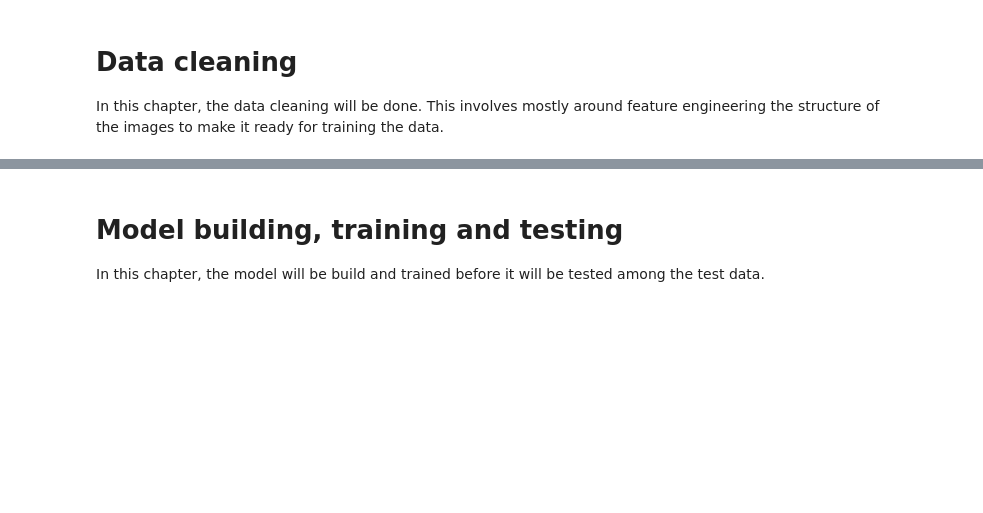
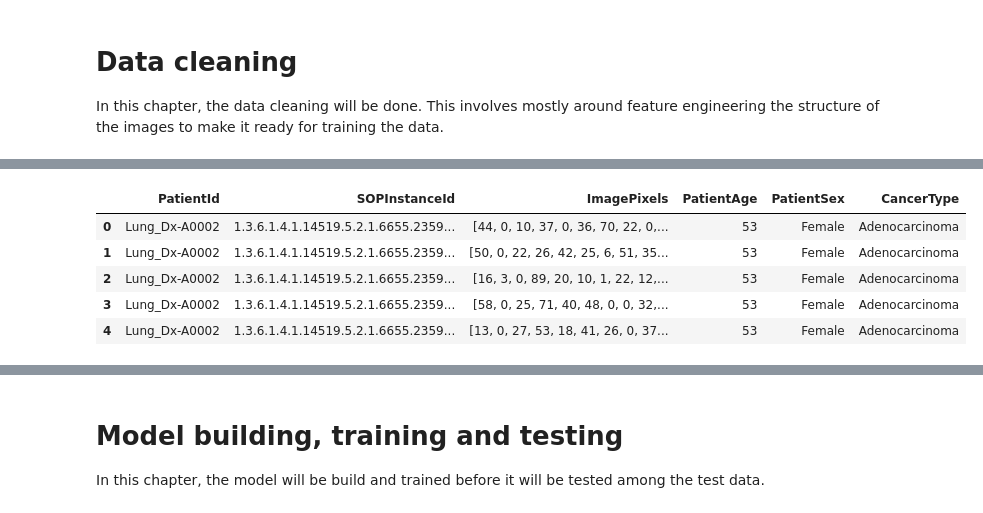
Before and after one commit to arondejong99/final-project-elu, a Jupyter notebook: final-project.ipynb, the cells around one changed output, grey strips where cells are left out. Cells and saved outputs as stored; diff of their text form; code cells hidden in the pictures; blank space fills up the shorter version.

```diff
--- a/final-project.ipynb
+++ b/final-project.ipynb
@@ -82,0 +160,9 @@ print(min(df.PatientAge))
+# %%
+df.head()
+# %% [output]
+|  | PatientId | SOPInstanceId | ImagePixels | PatientAge | PatientSex | CancerType |
+| 0 | Lung_Dx-A0002 | 1.3.6.1.4.1.14519.5.2.1.6655.2359... | [44, 0, 10, 37, 0, 36, 70, 22, 0,... | 53 | Female | Adenocarcinoma |
+| 1 | Lung_Dx-A0002 | 1.3.6.1.4.1.14519.5.2.1.6655.2359... | [50, 0, 22, 26, 42, 25, 6, 51, 35... | 53 | Female | Adenocarcinoma |
+| 2 | Lung_Dx-A0002 | 1.3.6.1.4.1.14519.5.2.1.6655.2359... | [16, 3, 0, 89, 20, 10, 1, 22, 12,... | 53 | Female | Adenocarcinoma |
+| 3 | Lung_Dx-A0002 | 1.3.6.1.4.1.14519.5.2.1.6655.2359... | [58, 0, 25, 71, 40, 48, 0, 0, 32,... | 53 | Female | Adenocarcinoma |
+| 4 | Lung_Dx-A0002 | 1.3.6.1.4.1.14519.5.2.1.6655.2359... | [13, 0, 27, 53, 18, 41, 26, 0, 37... | 53 | Female | Adenocarcinoma |
```
Also changed, not shown: parts of 17 cells of this notebook.
